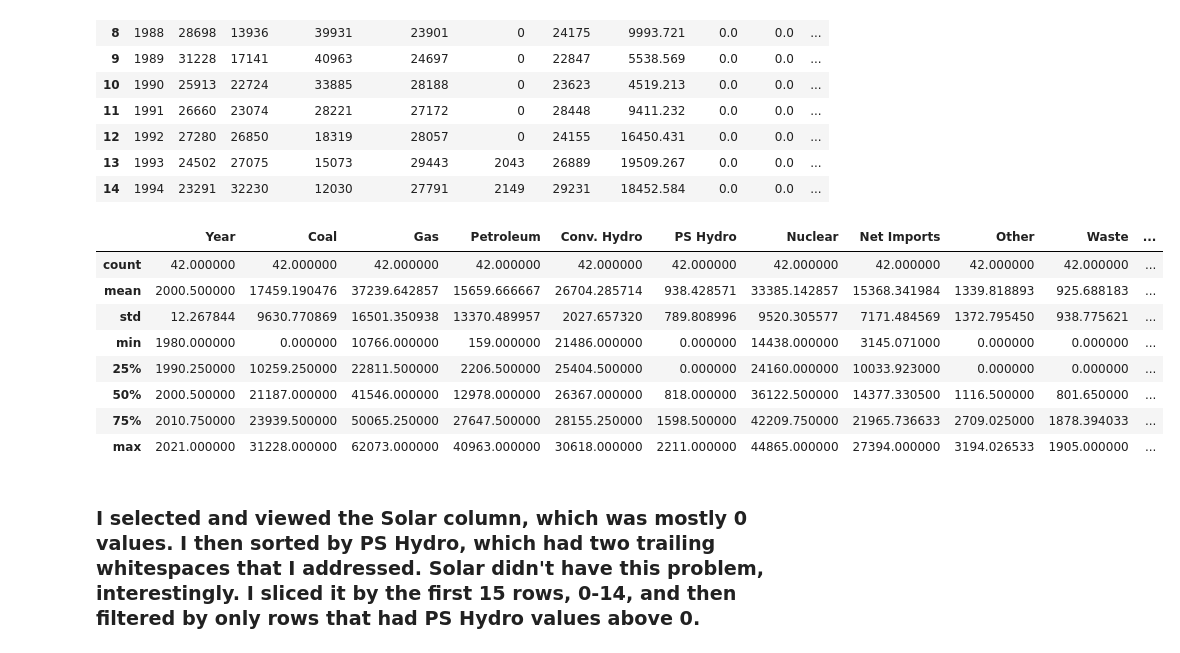
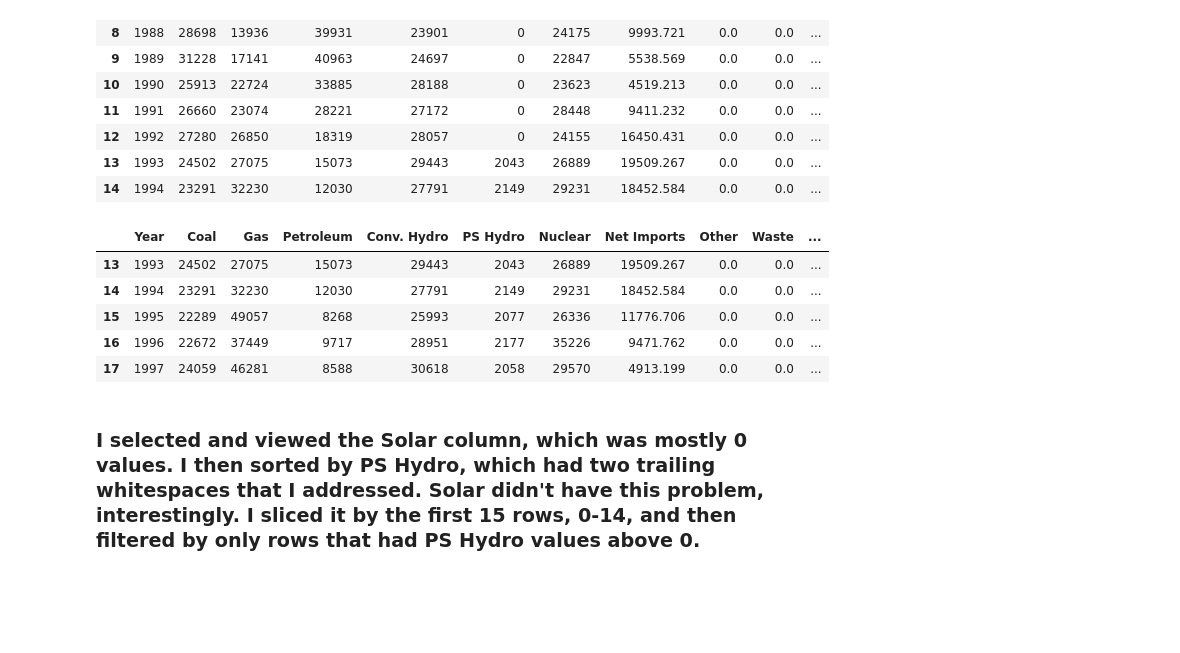
Before and after one commit to Harrell-44TIS/IA-340, a Jupyter notebook: lab2.ipynb, the cells around one changed output. Cells and saved outputs as stored; diff of their text form; code cells hidden in the pictures; blank space fills up the shorter version.

```diff
--- a/lab2.ipynb
+++ b/lab2.ipynb
@@ -171,17 +150,14 @@ df[0:15] # first 15 rows
 | 13 | 1993 | 24502 | 27075 | 15073 | 29443 | 2043 | 26889 | 19509.267 | 0.0 | 0.0 | ... |
 | 14 | 1994 | 23291 | 32230 | 12030 | 27791 | 2149 | 29231 | 18452.584 | 0.0 | 0.0 | ... |
 # %%
-df = df[(df['PS Hydro  ']>=0)] # filter data by nonzero PS Hydro values
-df.describe()
+df = df[(df['PS Hydro  ']>0)] # filter data by nonzero PS Hydro values
+df.head()
 # %% [output]
 |  | Year | Coal | Gas | Petroleum | Conv. Hydro | PS Hydro | Nuclear | Net Imports | Other | Waste | ... |
-| count | 42.000000 | 42.000000 | 42.000000 | 42.000000 | 42.000000 | 42.000000 | 42.000000 | 42.000000 | 42.000000 | 42.000000 | ... |
-| mean | 2000.500000 | 17459.190476 | 37239.642857 | 15659.666667 | 26704.285714 | 938.428571 | 33385.142857 | 15368.341984 | 1339.818893 | 925.688183 | ... |
-| std | 12.267844 | 9630.770869 | 16501.350938 | 13370.489957 | 2027.657320 | 789.808996 | 9520.305577 | 7171.484569 | 1372.795450 | 938.775621 | ... |
-| min | 1980.000000 | 0.000000 | 10766.000000 | 159.000000 | 21486.000000 | 0.000000 | 14438.000000 | 3145.071000 | 0.000000 | 0.000000 | ... |
-| 25% | 1990.250000 | 10259.250000 | 22811.500000 | 2206.500000 | 25404.500000 | 0.000000 | 24160.000000 | 10033.923000 | 0.000000 | 0.000000 | ... |
-| 50% | 2000.500000 | 21187.000000 | 41546.000000 | 12978.000000 | 26367.000000 | 818.000000 | 36122.500000 | 14377.330500 | 1116.500000 | 801.650000 | ... |
-| 75% | 2010.750000 | 23939.500000 | 50065.250000 | 27647.500000 | 28155.250000 | 1598.500000 | 42209.750000 | 21965.736633 | 2709.025000 | 1878.394033 | ... |
-| max | 2021.000000 | 31228.000000 | 62073.000000 | 40963.000000 | 30618.000000 | 2211.000000 | 44865.000000 | 27394.000000 | 3194.026533 | 1905.000000 | ... |
+| 13 | 1993 | 24502 | 27075 | 15073 | 29443 | 2043 | 26889 | 19509.267 | 0.0 | 0.0 | ... |
+| 14 | 1994 | 23291 | 32230 | 12030 | 27791 | 2149 | 29231 | 18452.584 | 0.0 | 0.0 | ... |
+| 15 | 1995 | 22289 | 49057 | 8268 | 25993 | 2077 | 26336 | 11776.706 | 0.0 | 0.0 | ... |
+| 16 | 1996 | 22672 | 37449 | 9717 | 28951 | 2177 | 35226 | 9471.762 | 0.0 | 0.0 | ... |
+| 17 | 1997 | 24059 | 46281 | 8588 | 30618 | 2058 | 29570 | 4913.199 | 0.0 | 0.0 | ... |
 # %% [markdown]
 ### I selected and viewed the Solar column, which was mostly 0 values. I then sorted by PS Hydro, which had two trailing whitespaces that I addressed. Solar didn't have this problem, interestingly. I sliced it by the first 15 rows, 0-14, and then filtered by only rows that had PS Hydro values above 0.
```
Also changed, not shown: parts of 7 cells of this notebook.
